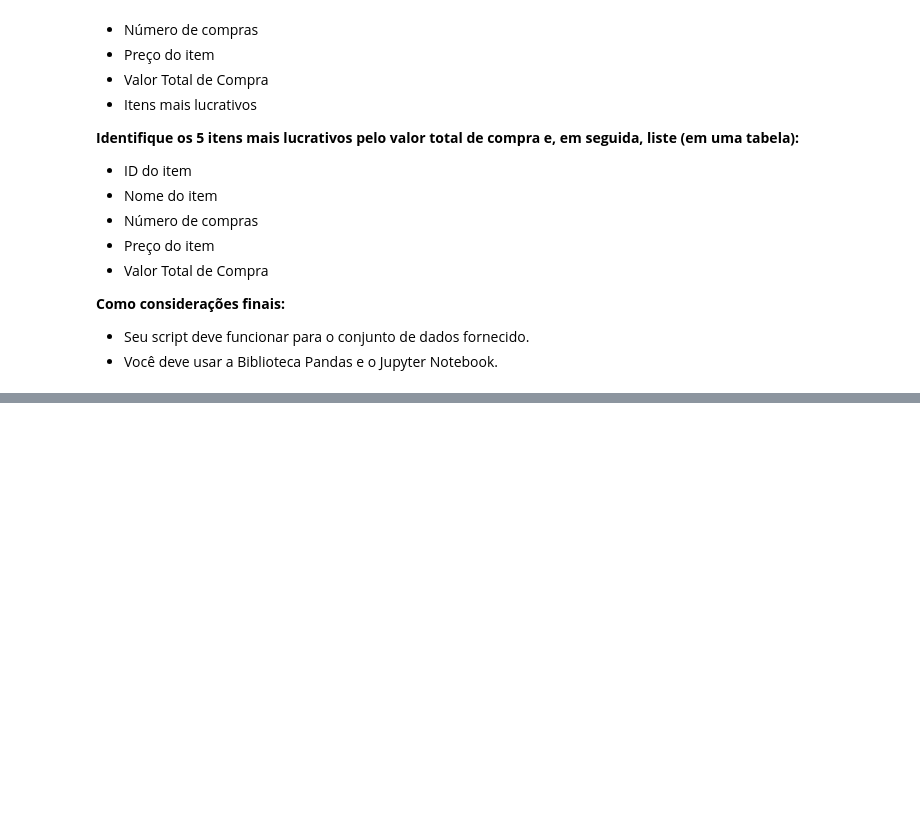
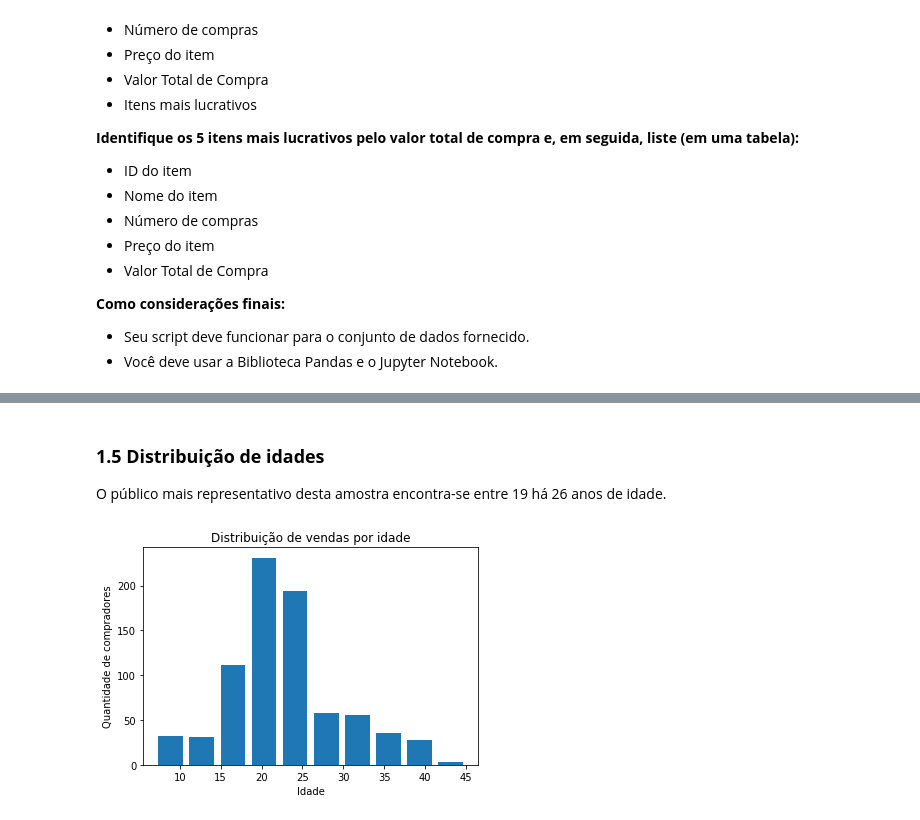
Before and after one commit to ralsouza/python_fundamentos, a Jupyter notebook: src/05_desafio/05_missao05.ipynb, the cells around one changed output, grey strips where cells are left out. Cells and saved outputs as stored; diff of their text form; code cells hidden in the pictures; blank space fills up the shorter version.

```diff
--- a/src/05_desafio/05_missao05.ipynb
+++ b/src/05_desafio/05_missao05.ipynb
@@ -76,0 +130,13 @@ purchase_file.head()
+# %% [markdown]
+### **1.5 Distribuição de idades**
+O público mais representativo desta amostra encontra-se entre 19 há 26 anos de idade.
+# %%
+plt.hist(purchase_file['Idade'], histtype='bar', rwidth=0.8)
+
+plt.title('Distribuição de vendas por idade')
+plt.xlabel('Idade')
+plt.ylabel('Quantidade de compradores')
+
+plt.show()
+# %% [output]
+[figure, added]
```
Also changed, not shown: parts of 27 cells of this notebook.
